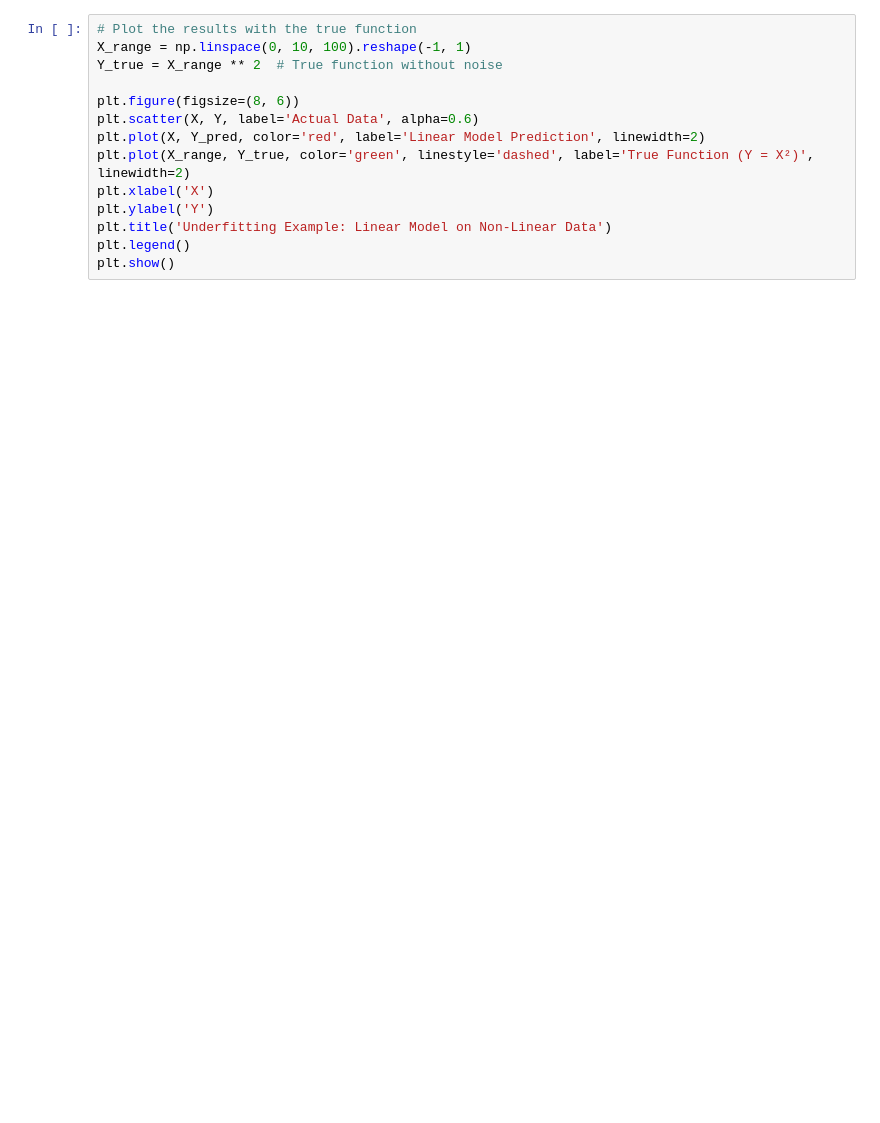
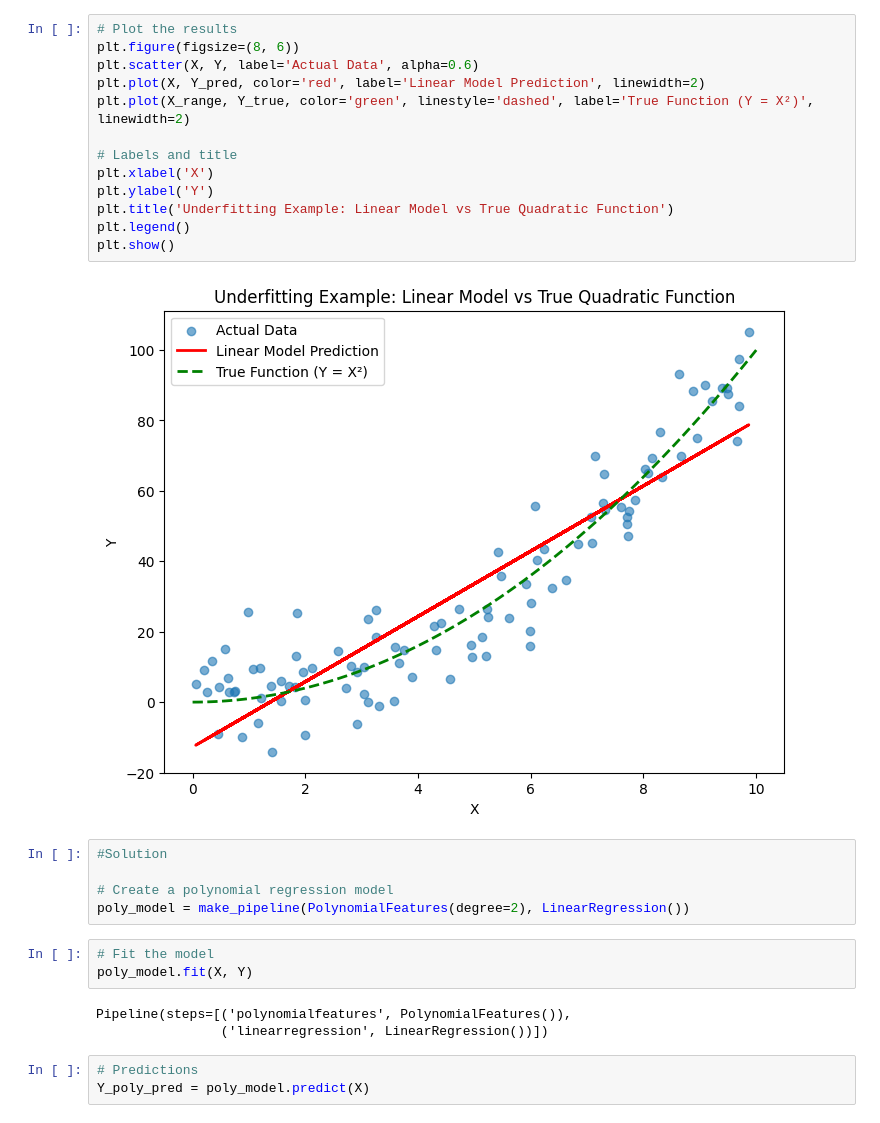
Before and after one commit to IrtifaHaider/machine-learning-projects-, a Jupyter notebook: notebooks/Underfitting.ipynb, the cells around one changed output. Cells and saved outputs as stored; diff of their text form; blank space fills up the shorter version.

Commit message:
Added Solution toUnderfitting

```diff
--- a/notebooks/Underfitting.ipynb
+++ b/notebooks/Underfitting.ipynb
@@ -15,14 +25,29 @@ Y_pred = model.predict(X)
 # %%
-# Plot the results with the true function
-X_range = np.linspace(0, 10, 100).reshape(-1, 1)
-Y_true = X_range ** 2  # True function without noise
-
+# Plot the results
 plt.figure(figsize=(8, 6))
 plt.scatter(X, Y, label='Actual Data', alpha=0.6)
 plt.plot(X, Y_pred, color='red', label='Linear Model Prediction', linewidth=2)
 plt.plot(X_range, Y_true, color='green', linestyle='dashed', label='True Function (Y = X²)', linewidth=2)
+
+# Labels and title
 plt.xlabel('X')
 plt.ylabel('Y')
-plt.title('Underfitting Example: Linear Model on Non-Linear Data')
+plt.title('Underfitting Example: Linear Model vs True Quadratic Function')
 plt.legend()
 plt.show()
+# %% [output]
+[figure, added]
+# %%
+#Solution
+
+# Create a polynomial regression model
+poly_model = make_pipeline(PolynomialFeatures(degree=2), LinearRegression())
+# %%
+# Fit the model
+poly_model.fit(X, Y)
+# %% [output]
+Pipeline(steps=[('polynomialfeatures', PolynomialFeatures()),
+                ('linearregression', LinearRegression())])
+# %%
+# Predictions
+Y_poly_pred = poly_model.predict(X)
```
Also changed, not shown: parts of 5 cells of this notebook.
